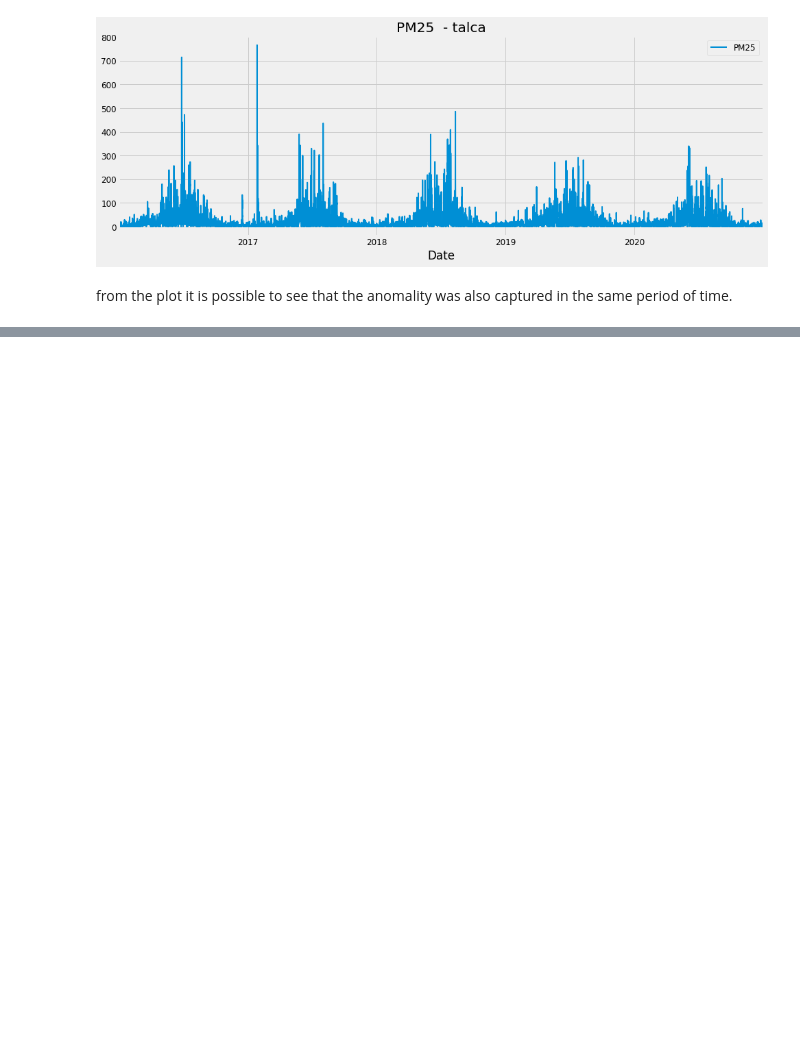
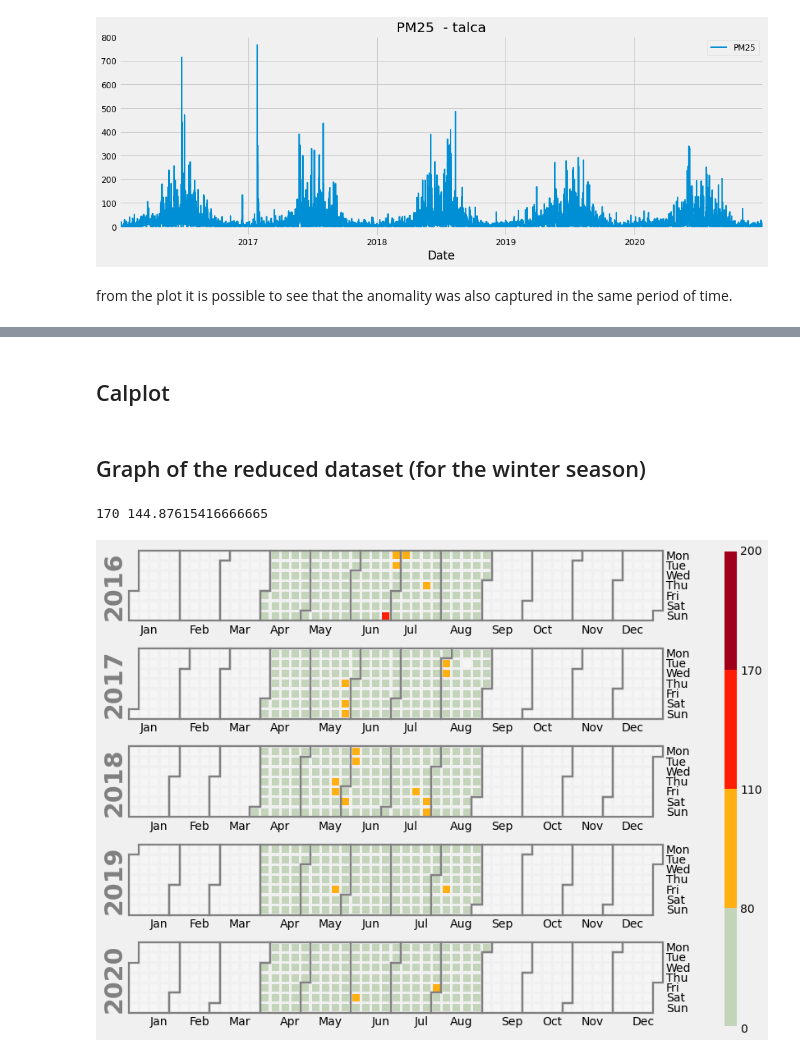
Before and after one commit to castudil/som-lstm, a Jupyter notebook: som_lstm.ipynb, the cells around one changed output, grey strips where cells are left out. Drawn from its saved outputs; the diff is of its cells as text; code cells hidden in the pictures; blank space fills up the shorter version.

```diff
--- a/som_lstm.ipynb
+++ b/som_lstm.ipynb
@@ -209,0 +299,14 @@ dtype: float64
+# %%
+
+filtered_df = pd.DataFrame()
+lista = []
+# filter the dataset between the months of April and August from 2016 to 2020
+for i in range(16,21):
+  lista.append(df_columnCity.loc['20'+str(i)+'-04-1': '20'+str(i)+'-08-31'])
+
+# consolidating into a single data frame
+filtered_df = pd.concat(lista)
+
+print(filtered_df.describe())
+print(filtered_df.index.min())
+print(filtered_df.index.max())
@@ -209,0 +331,2 @@ dtype: float64
+# %% [markdown]
+## Calplot
@@ -209,0 +694,32 @@ dtype: float64
+# %% [markdown]
+## Graph of the reduced dataset (for the winter season)
+# %%
+#import calplot # impport calendar heatmaps from Pandas time series data
+
+def calPlot_city(city='curico', year=""):
+  # filtered for city
+  df_city = filtered_df[city]
+
+  # calculates the average PM2.5 per day
+  df_city = df_city.resample('D').mean()
+
+  # create the colors for the color bar
+  cmap = mpl.colors.LinearSegmentedColormap.from_list("",["#c4d4ba","#FFAF10","#FF1E03","#A0001A"  ])
+
+  # Intervals for the color bar
+  bounds = [0, 80, 110, 170, 200]
+
+  # normalize between 0 and 1 the intervals for the color bar
+  norm = mpl.colors.BoundaryNorm(bounds, cmap.N)
+
+
+  print(norm(df_city.max()), df_city.max() )
+
+  # show de calender heatmaps
+  calplot(df_city, cmap=cmap, norm=norm, linewidth=2.3, textfiller='-')
+
+
+calPlot_city('talca')
+# %% [output]
+170 144.87615416666665
+[figure, added]
```
Also changed, not shown: parts of 54 cells of this notebook.
